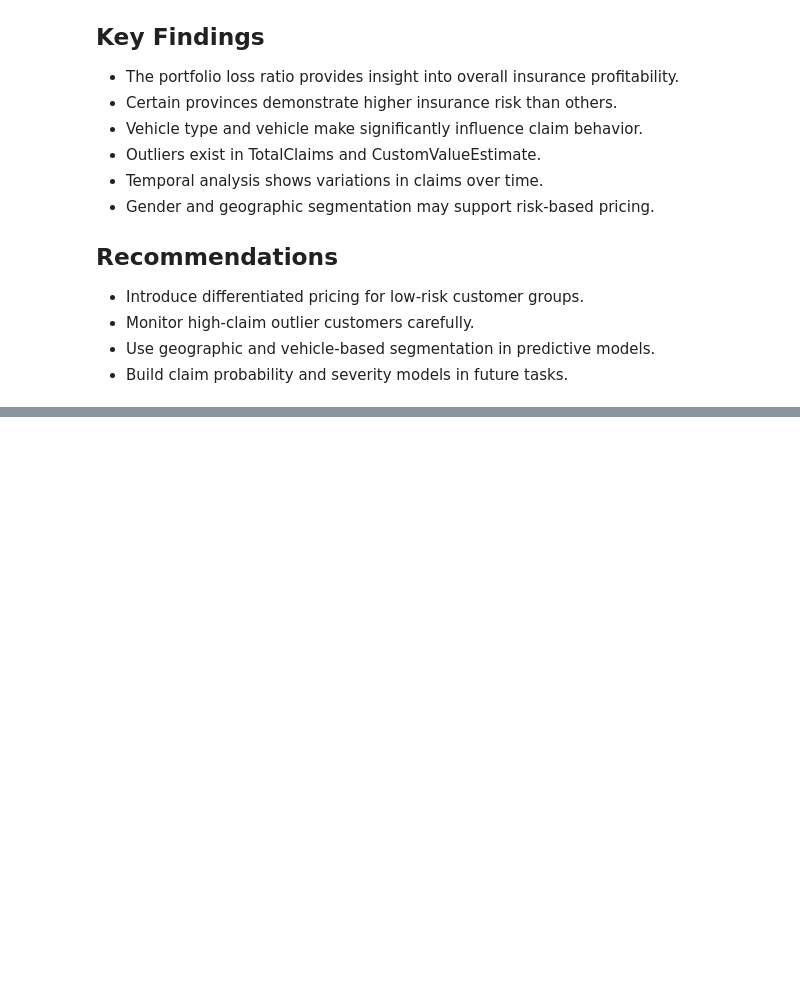
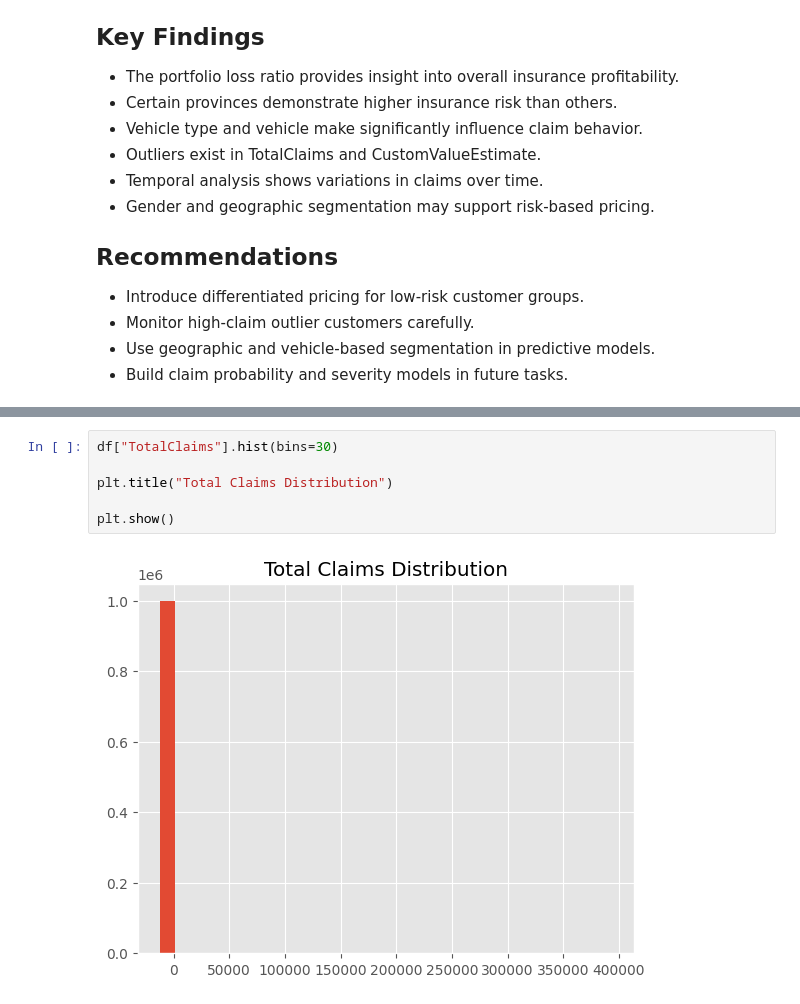
Before and after one commit to hareg10academy21-byte/insurance-risk-analytics, a Jupyter notebook: notebooks/01_eda.ipynb, the cells around one changed output, grey strips where cells are left out. Drawn from its saved outputs; the diff is of its cells as text; blank space fills up the shorter version.

```diff
--- a/notebooks/01_eda.ipynb
+++ b/notebooks/01_eda.ipynb
@@ -321,0 +401,8 @@ plt.show()
+# %%
+df["TotalClaims"].hist(bins=30)
+
+plt.title("Total Claims Distribution")
+
+plt.show()
+# %% [output]
+[figure, added]
```
Also changed, not shown: parts of 11 cells of this notebook.
